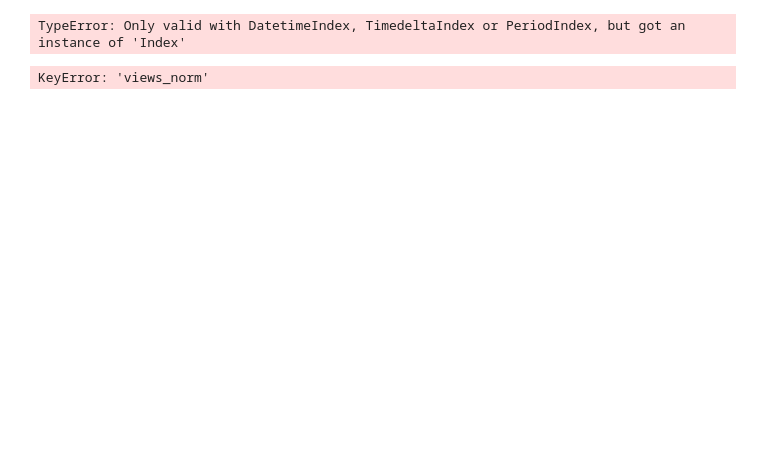
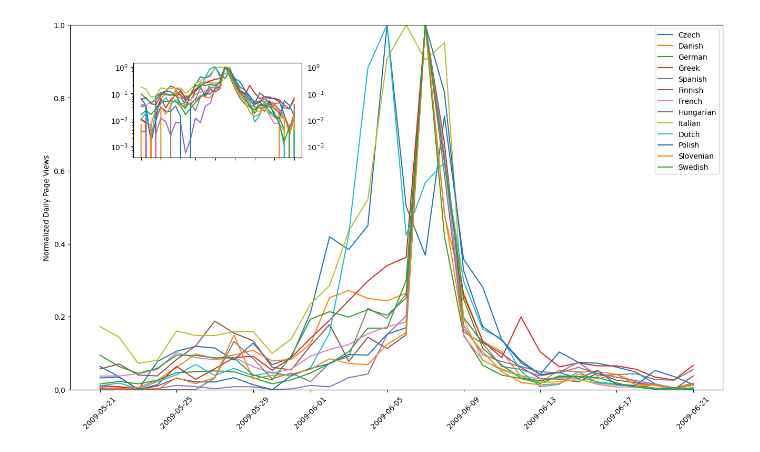
Before and after one commit to jstet/somda_project, a Jupyter notebook: analysis.ipynb, the cells around one changed output. Saved outputs shown, nothing was run; the diff lists cells and outputs as text; code cells hidden in the pictures; blank space fills up the shorter version.

Commit message:
extending report and adding multiple article names

```diff
--- a/analysis.ipynb
+++ b/analysis.ipynb
@@ -24,37 +31,16 @@ election_data = json.load(f)
 # %%
-df = df.groupby(['wikicode', pd.Grouper(freq='D')]).sum().reset_index( level = ['wikicode'])
-df.rename(columns = {'hourly_views':'views'}, inplace = True)
-
+df.rename(columns={'hourly_views': 'views'}, inplace=True)
 scaler = MinMaxScaler()
 df['views_norm'] = df.groupby([df.index.year, 'wikicode'])['views'].transform(lambda x: (x - x.min()) / (x.max() - x.min()))
+pivot_df = df.pivot_table(index='timestamp', columns='wikicode', values='views_norm')
+pivot_df_abs = df.pivot_table(index='timestamp', columns='wikicode', values='views')
+pivot_df_abs = pivot_df_abs.rename(columns=wikicode_translations)
+pivot_df = pivot_df.rename(columns=wikicode_translations)
+for column in pivot_df.columns:
+    pivot_df[column] = scaler.fit_transform(pivot_df[column].values.reshape(-1, 1))
-# %% [output]
-TypeError: Only valid with DatetimeIndex, TimedeltaIndex or PeriodIndex, but got an instance of 'Index'
-# %%
-pivot_df = df.pivot_table(index='timestamp', columns='wikicode', values='views_norm')
-df_2014 = pivot_df[pivot_df.index.year == 2014]
-df_2019 = pivot_df[pivot_df.index.year == 2019]
-
-def plot_data(df, year):
-    fig, ax1 = plt.subplots(figsize=(12, 8))
-    ax1.set_xlabel('Date')
-    ax1.set_ylabel('Normalized Daily Page Views')
-    ax1.margins(y=0)
-    left, bottom, width, height = [0.2, 0.6, 0.2, 0.2]
-    ax2 = fig.add_axes([left, bottom, width, height])
-    ax1.plot(df)
-    ax2.plot(df)
-    ax2.set_yscale("log", base=10)
-    ax2.xaxis.set_ticklabels([])
-    ax2.tick_params(labeltop=True, labelright=True)
-    fig.suptitle(f'Normalized Wikipedia Election Page Views two weeks before and after the {year} European Parliament Elections')
-
-    # Add color legend
-    ax1.legend(df.columns)
-
-    plt.show()
-
-
-plot_data(df_2014, 2014)
-plot_data(df_2019, 2019)
-# %% [output]
-KeyError: 'views_norm'
+# %%
+fig, ax1 = plt.subplots(figsize=(16, 9))
+lineplot(pivot_df[pivot_df.index.year == 2009], ax1, show_inset=True, fig=fig)
+plt.savefig('./report/fig/lineplot_2009.png')
+# %% [output]
+[figure, added]
```
Also changed, not shown: parts of 14 cells of this notebook, 19 other files.
